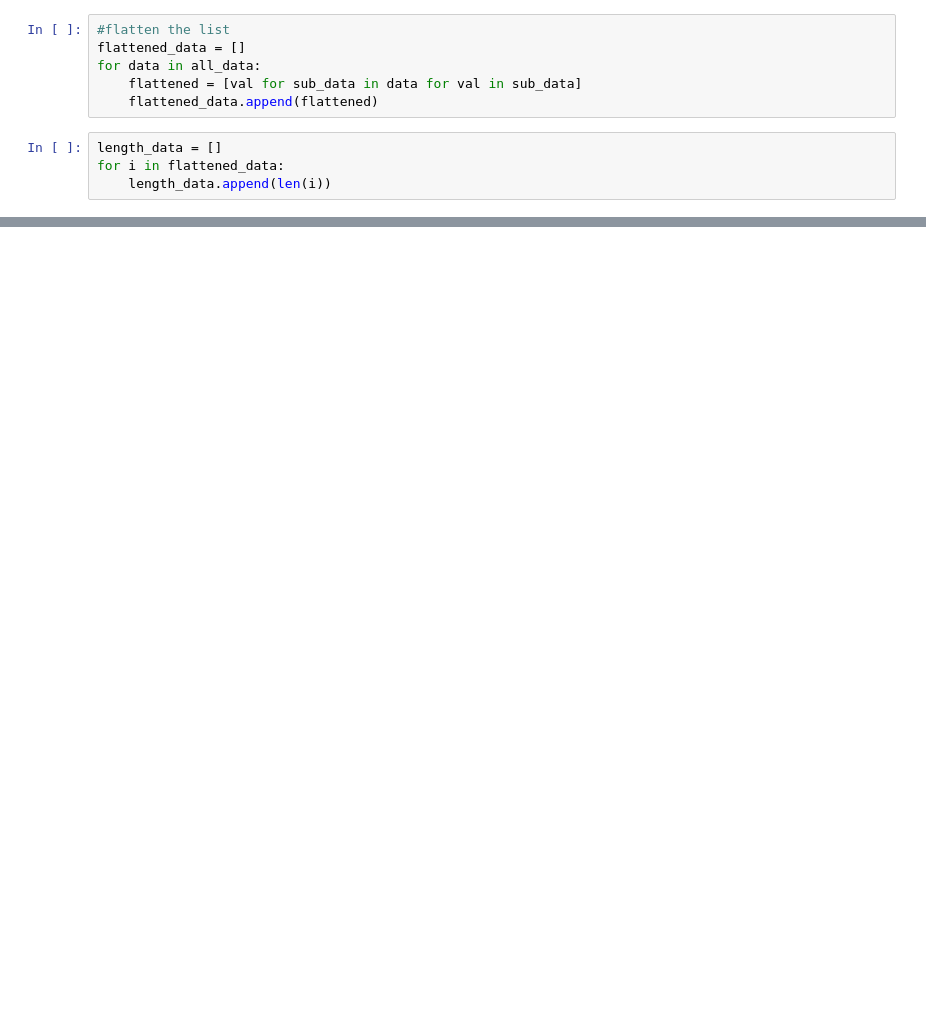
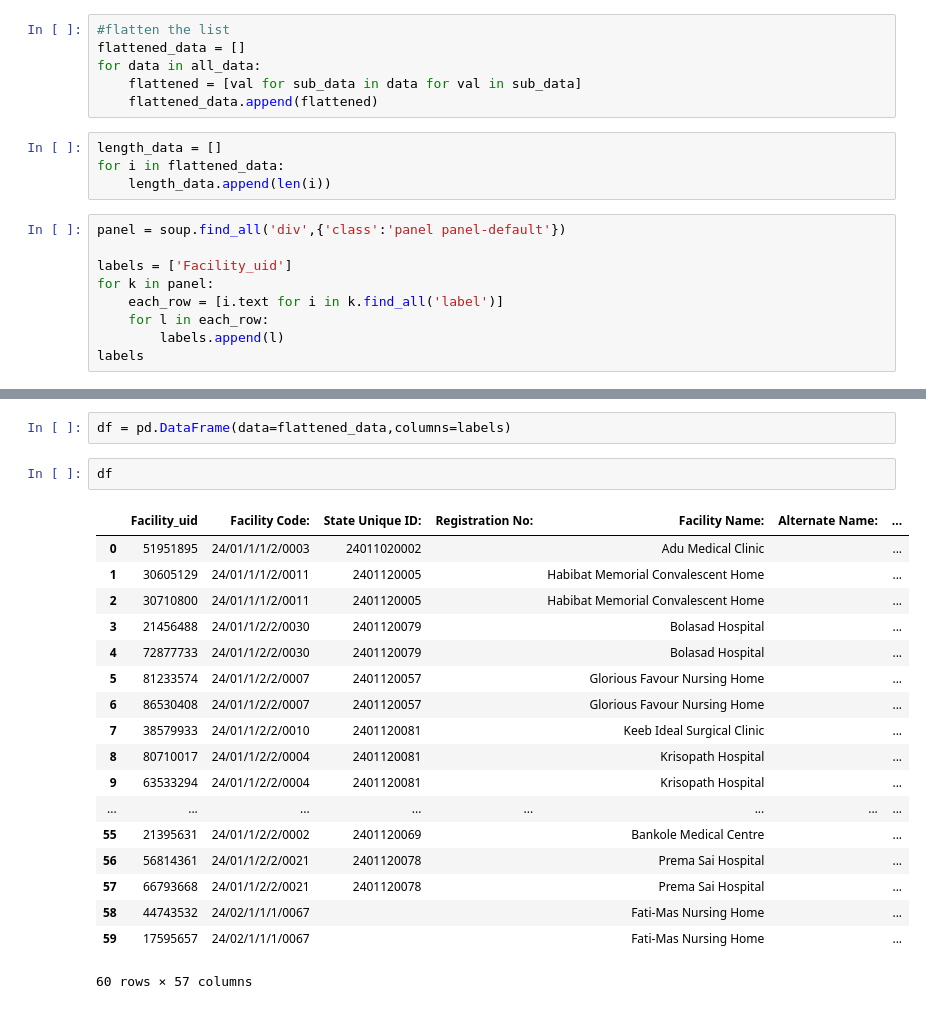
Before and after one commit to olokotoh/Data-Engineering-project, a Jupyter notebook: scraping.ipynb, the cells around one changed output, grey strips where cells are left out. Saved outputs shown, nothing was run; the diff lists cells and outputs as text; blank space fills up the shorter version.

Commit message:
data ingestion pipeline

```diff
--- a/scraping.ipynb
+++ b/scraping.ipynb
@@ -71,3 +73,12 @@ for data in all_data:
 length_data = []
 for i in flattened_data:
     length_data.append(len(i))
+# %%
+panel = soup.find_all('div',{'class':'panel panel-default'})
+
+labels = ['Facility_uid']
+for k in panel:
+    each_row = [i.text for i in k.find_all('label')]
+    for l in each_row:
+        labels.append(l)
+labels
@@ -73,0 +103,23 @@ for i in flattened_data:
+# %%
+df = pd.DataFrame(data=flattened_data,columns=labels)
+# %%
+df
+# %% [output]
+|  | Facility_uid | Facility Code: | State Unique ID: | Registration No: | Facility Name: | Alternate Name: | ... |
+| 0 | 51951895 | 24/01/1/1/2/0003 | 24011020002 |  | Adu Medical Clinic |  | ... |
+| 1 | 30605129 | 24/01/1/1/2/0011 | 2401120005 |  | Habibat Memorial Convalescent Home |  | ... |
+| 2 | 30710800 | 24/01/1/1/2/0011 | 2401120005 |  | Habibat Memorial Convalescent Home |  | ... |
+| 3 | 21456488 | 24/01/1/2/2/0030 | 2401120079 |  | Bolasad Hospital |  | ... |
+| 4 | 72877733 | 24/01/1/2/2/0030 | 2401120079 |  | Bolasad Hospital |  | ... |
+| 5 | 81233574 | 24/01/1/2/2/0007 | 2401120057 |  | Glorious Favour Nursing Home |  | ... |
+| 6 | 86530408 | 24/01/1/2/2/0007 | 2401120057 |  | Glorious Favour Nursing Home |  | ... |
+| 7 | 38579933 | 24/01/1/2/2/0010 | 2401120081 |  | Keeb Ideal Surgical Clinic |  | ... |
+| 8 | 80710017 | 24/01/1/2/2/0004 | 2401120081 |  | Krisopath Hospital |  | ... |
+| 9 | 63533294 | 24/01/1/2/2/0004 | 2401120081 |  | Krisopath Hospital |  | ... |
+| ... | ... | ... | ... | ... | ... | ... | ... |
+| 55 | 21395631 | 24/01/1/2/2/0002 | 2401120069 |  | Bankole Medical Centre |  | ... |
+| 56 | 56814361 | 24/01/1/2/2/0021 | 2401120078 |  | Prema Sai Hospital |  | ... |
+| 57 | 66793668 | 24/01/1/2/2/0021 | 2401120078 |  | Prema Sai Hospital |  | ... |
+| 58 | 44743532 | 24/02/1/1/1/0067 |  |  | Fati-Mas Nursing Home |  | ... |
+| 59 | 17595657 | 24/02/1/1/1/0067 |  |  | Fati-Mas Nursing Home |  | ... |
+60 rows × 57 columns
```
Also changed, not shown: parts of 2 cells of this notebook, 1 other file.
